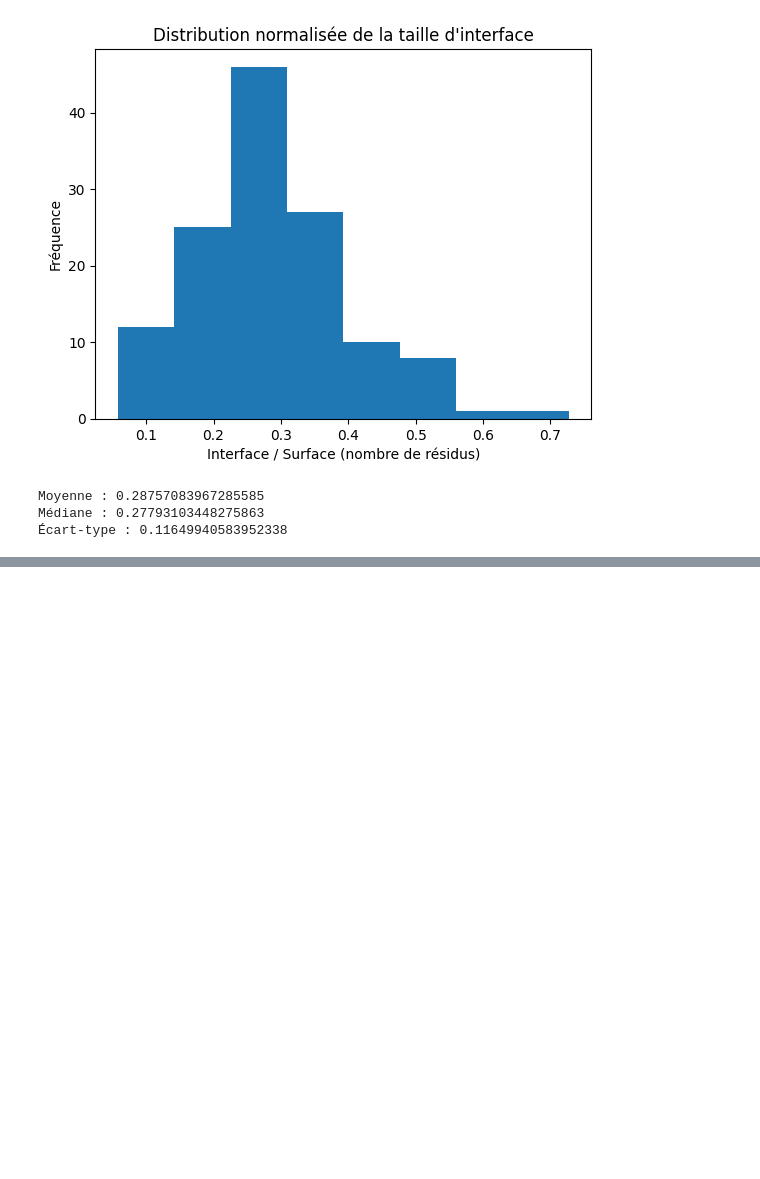
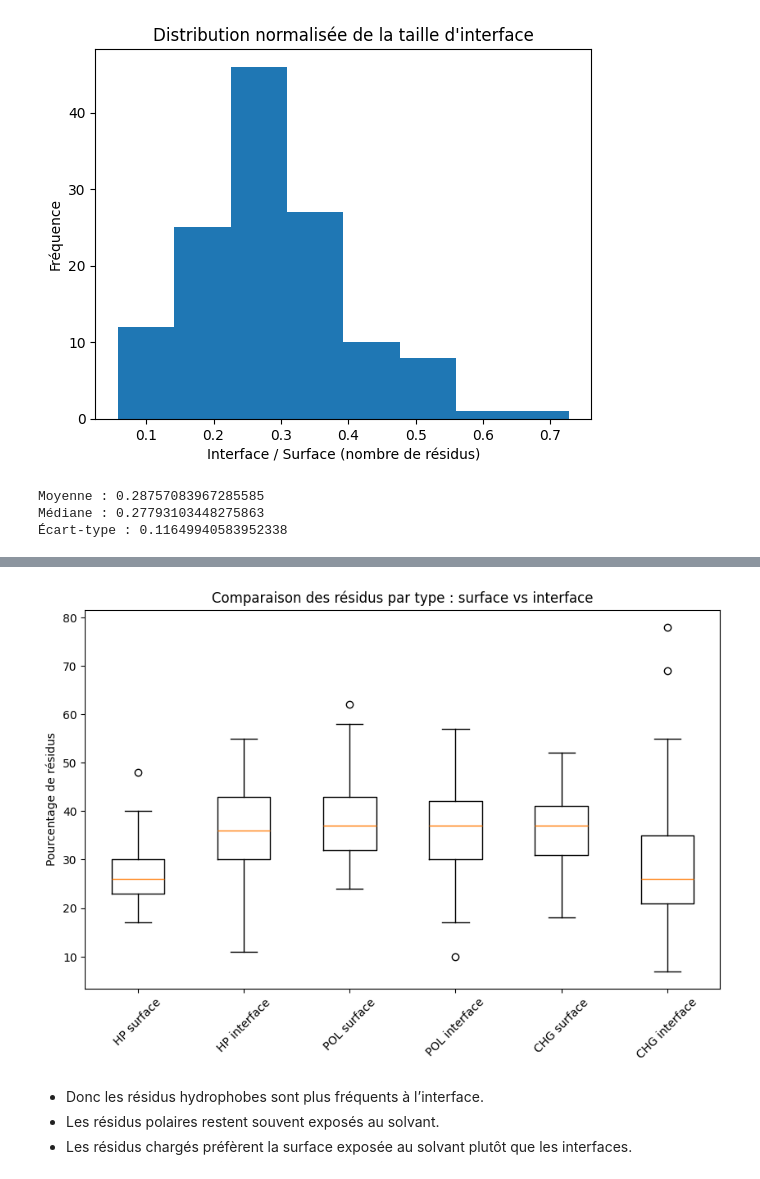
Before and after one commit to firdaouseloua/Protein_Surface_Interface, a Jupyter notebook: SASA.ipynb, the cells around one changed output, grey strips where cells are left out. Saved outputs shown, nothing was run; the diff lists cells and outputs as text; code cells hidden in the pictures; blank space fills up the shorter version.

```diff
--- a/SASA.ipynb
+++ b/SASA.ipynb
@@ -460,0 +726,51 @@ Médiane : 0.27793103448275863
+# %%
+df4 = df4.iloc[1:]
+
+df4["groupe"] = df4["groupe"].ffill()
+
+df4 = df4.reset_index(drop=True)
+# %%
+df4[["HP","POL","CHG"]] = df4[["HP","POL","CHG"]].apply(pd.to_numeric)
+# %%
+#Séparer surface et interface
+surface = df4[df4["type"].str.contains("surface")]
+interface = df4[df4["type"].str.contains("interface")]
+# %%
+#Extraire les distributions
+hp_surface = surface["HP"]
+hp_interface = interface["HP"]
+
+pol_surface = surface["POL"]
+pol_interface = interface["POL"]
+
+chg_surface = surface["CHG"]
+chg_interface = interface["CHG"]
+# %%
+plt.figure(figsize=(10,6))
+
+data = [
+    hp_surface, hp_interface,
+    pol_surface, pol_interface,
+    chg_surface, chg_interface
+]
+
+labels = [
+    "HP surface","HP interface",
+    "POL surface","POL interface",
+    "CHG surface","CHG interface"
+]
+
+plt.boxplot(data, labels=labels)
+
+plt.ylabel("Pourcentage de résidus")
+plt.title("Comparaison des résidus par type : surface vs interface")
+
+plt.xticks(rotation=45)
+
+plt.show()
+# %% [output]
+[figure, added]
+# %% [markdown]
+- Donc les résidus hydrophobes sont plus fréquents à l’interface.
+- Les résidus polaires restent souvent exposés au solvant.
+- Les résidus chargés préfèrent la surface exposée au solvant plutôt que les interfaces.
```
Also changed, not shown: parts of 17 cells of this notebook.
